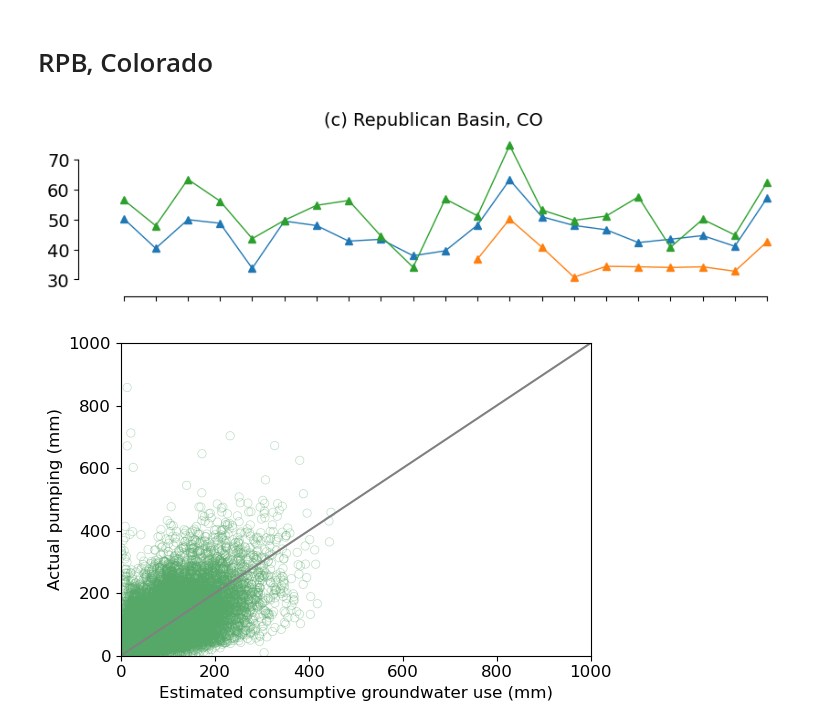
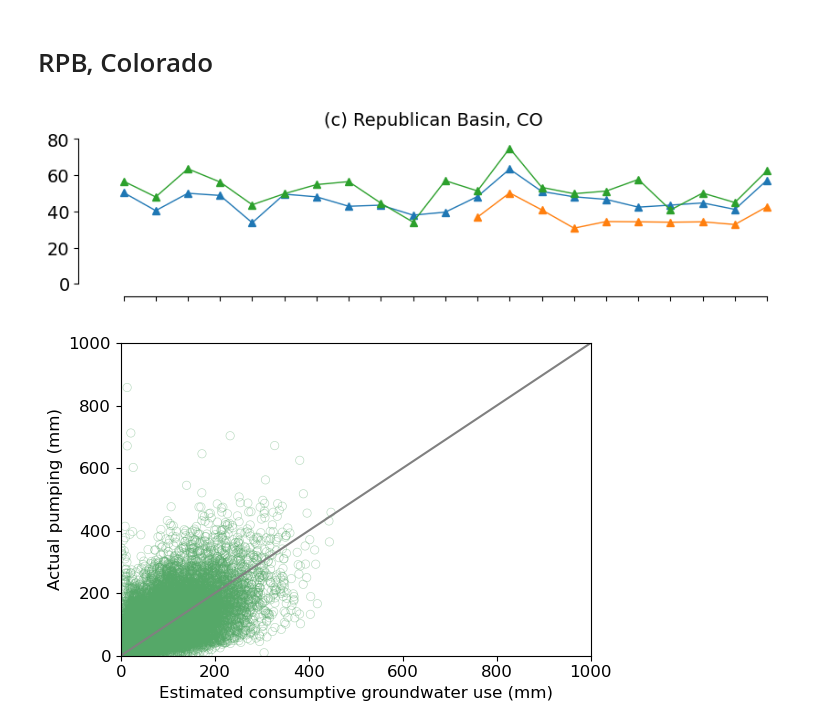
Before and after one commit to mdfahimhasan/WestUS_Peff, a Jupyter notebook: Codes/results_analysis/netGW_vs_pumping.ipynb, the cells around one changed output. Drawn from its saved outputs; the diff is of its cells as text; code cells hidden in the pictures.

```diff
--- a/Codes/results_analysis/netGW_vs_pumping.ipynb
+++ b/Codes/results_analysis/netGW_vs_pumping.ipynb
@@ -178,16 +196,16 @@ ann_df_sel.loc[ann_df_sel['mean pumping_mm'] < 1, 'mean pumping_mm'] = np.nan
 # %%
 year = [2000, 2001, 2002, 2003, 2004, 2005, 2006, 2007, 2008, 2009, 2010,
         2011, 2012, 2013, 2014, 2015, 2016, 2017, 2018, 2019, 2020]
 
 savepath = 'Plots/RPB_timeseries.png'
 
 make_line_plot_v2(y1=ann_df_sel['sim_mean_pumping_mm'], y2=ann_df_sel['mean pumping_mm'], y3=ann_df_sel['mean USGS_mm'], year=year, fontsize=14,
                   xlabel=None, ylabel=None,
                   line_label_1='Model estimated pumping', line_label_2='Actual pumping', line_label_3='USGS estimated pumping',
-                  suptitle='(c) Republican Basin, CO',
+                  suptitle='(c) Republican Basin, CO', y_lim=(0, 80),
                   figsize=(10, 3), legend_pos='upper left', legend='off', savepath= savepath, no_xticks=True)
 # %% [output]
-[figure, old version]
+[figure, new version]
 # %%
 pts_df = pd.read_csv('../../Data_main/results_eval/netGW/rpb/rpb_netGW_pumping.csv')
 
```
Also changed, not shown: parts of 9 cells of this notebook, 1 other file.
